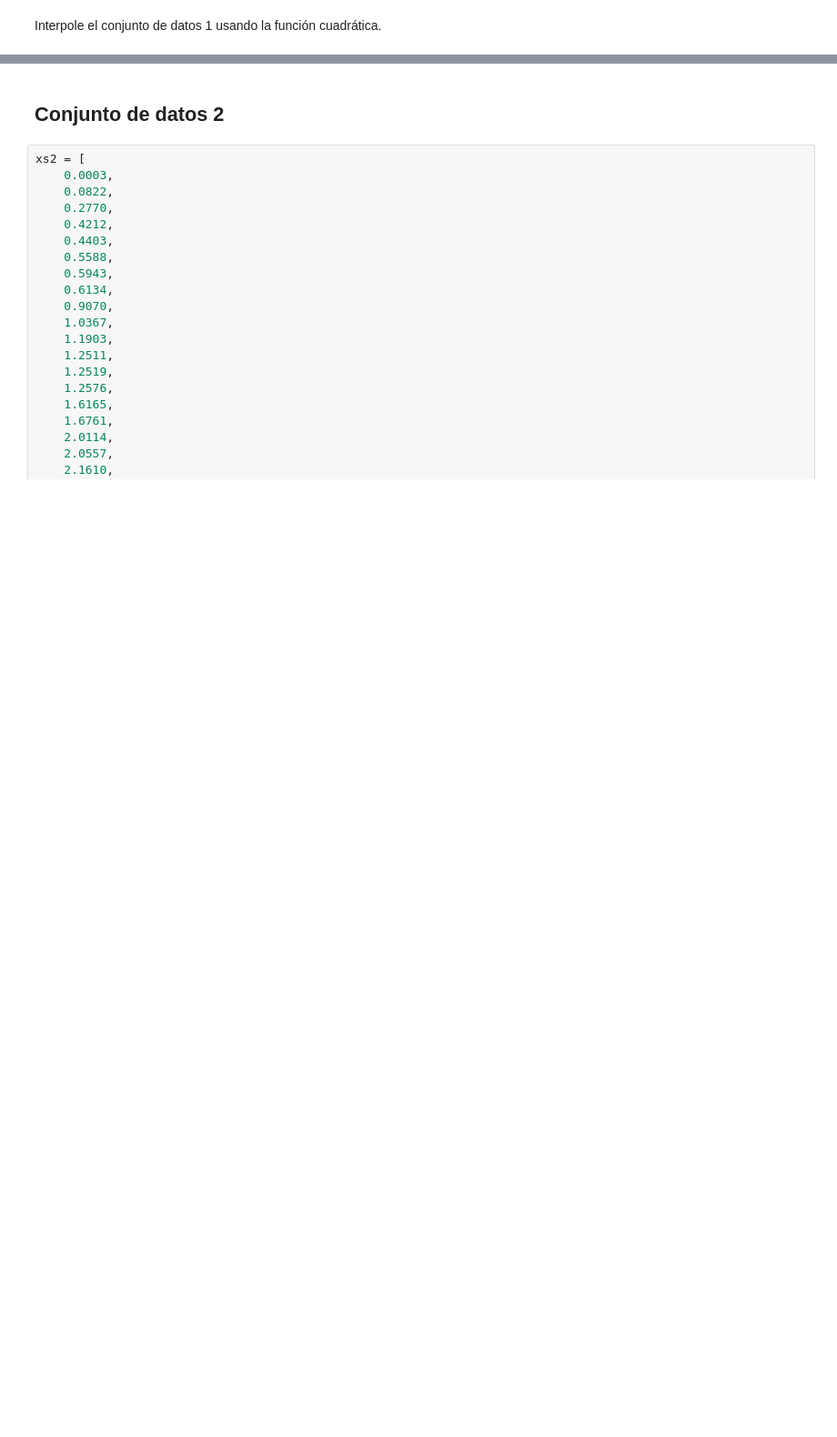
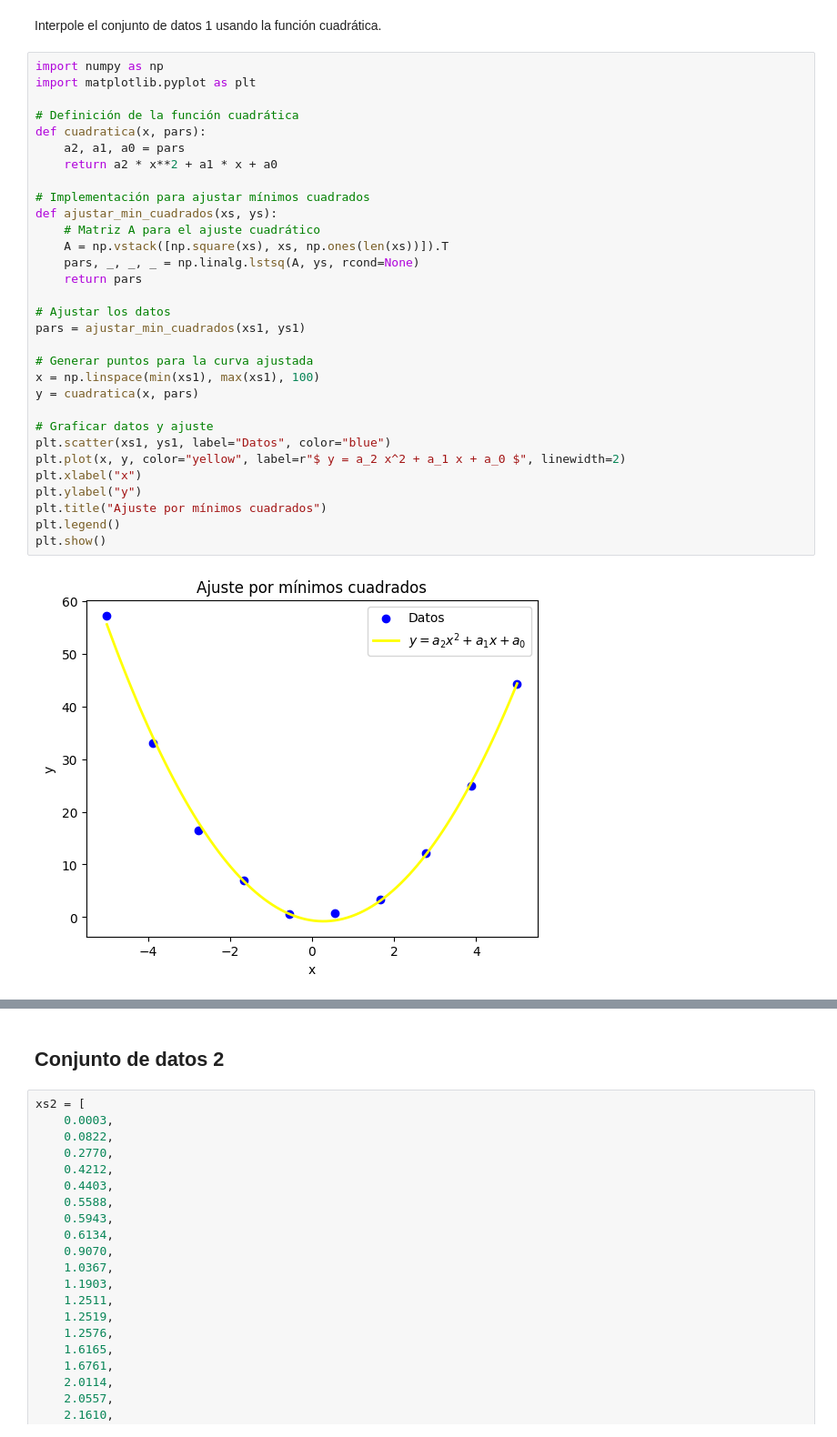
Before and after one commit to freddy1604/PRUEBA2, a Jupyter notebook: PREGUNTA2/min_cuadrados.ipynb, the cells around one changed output, grey strips where cells are left out. Shown: that part at 91% size. Drawn from its saved outputs; the diff is of its cells as text; blank space fills up the shorter version.

```diff
--- a/PREGUNTA2/min_cuadrados.ipynb
+++ b/PREGUNTA2/min_cuadrados.ipynb
@@ -169,2 +187,35 @@ plt.show()
 # %% [markdown]
 Interpole el conjunto de datos 1 usando la función cuadrática.
+# %%
+import numpy as np
+import matplotlib.pyplot as plt
+
+# Definición de la función cuadrática
+def cuadratica(x, pars):
+    a2, a1, a0 = pars
+    return a2 * x**2 + a1 * x + a0
+
+# Implementación para ajustar mínimos cuadrados
+def ajustar_min_cuadrados(xs, ys):
+    # Matriz A para el ajuste cuadrático
+    A = np.vstack([np.square(xs), xs, np.ones(len(xs))]).T
+    pars, _, _, _ = np.linalg.lstsq(A, ys, rcond=None)
+    return pars
+
+# Ajustar los datos
+pars = ajustar_min_cuadrados(xs1, ys1)
+
+# Generar puntos para la curva ajustada
+x = np.linspace(min(xs1), max(xs1), 100)
+y = cuadratica(x, pars)
+
+# Graficar datos y ajuste
+plt.scatter(xs1, ys1, label="Datos", color="blue")
+plt.plot(x, y, color="yellow", label=r"$ y = a_2 x^2 + a_1 x + a_0 $", linewidth=2)
+plt.xlabel("x")
+plt.ylabel("y")
+plt.title("Ajuste por mínimos cuadrados")
+plt.legend()
+plt.show()
+# %% [output]
+[figure, added]
```
Also changed, not shown: parts of 7 cells of this notebook.
